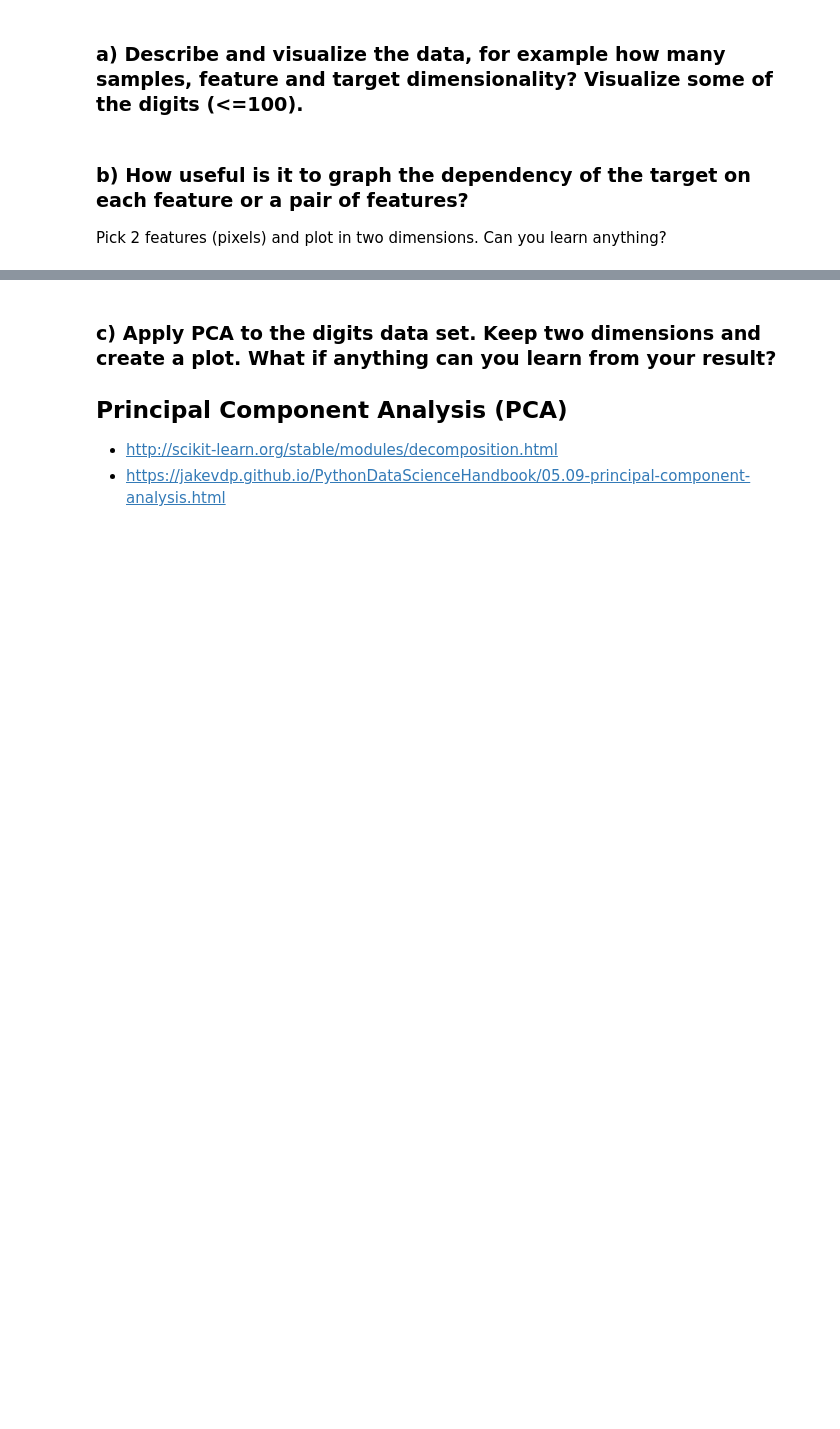
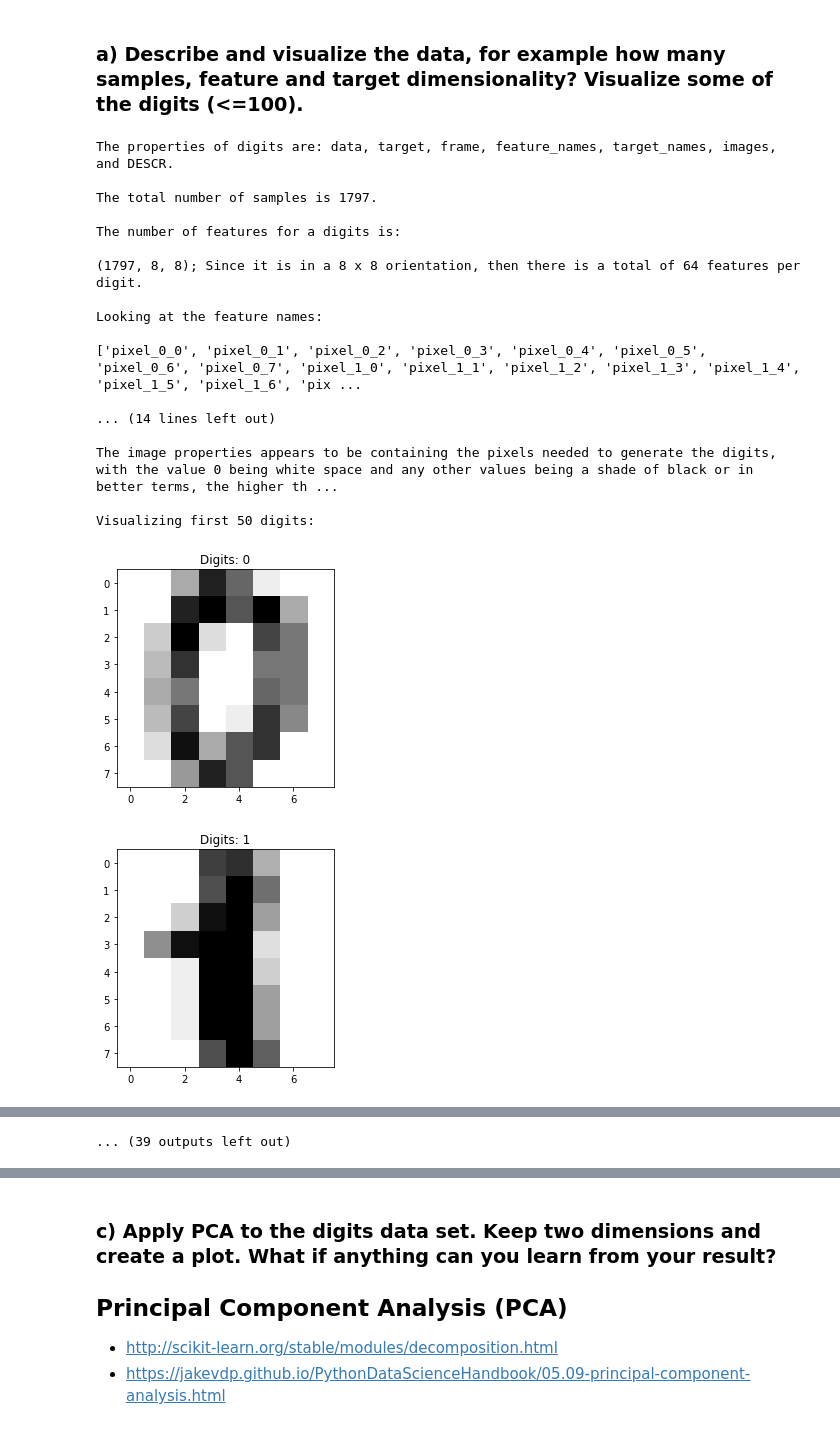
Before and after one commit to teoyi/scientific-computing-archive, a Jupyter notebook: sci-comp-II/Week-10/digits-recognition-v2.ipynb, the cells around one changed output, grey strips where cells are left out. Saved outputs shown, nothing was run; the diff lists cells and outputs as text; code cells hidden in the pictures; blank space fills up the shorter version.

```diff
--- a/sci-comp-II/Week-10/digits-recognition-v2.ipynb
+++ b/sci-comp-II/Week-10/digits-recognition-v2.ipynb
@@ -82,7 +82,65 @@ print(digits['images'][0])
 [figure]
 # %% [markdown]
 ### a) Describe and visualize the data, for example how many samples, feature and target  dimensionality?  Visualize some of the digits (<=100).
-# %% [markdown]
-### b) How useful is it to graph the dependency of the target on each feature or a pair of features?
-
-Pick 2 features (pixels) and plot in two dimensions. Can you learn anything?
+# %%
+# for d in digits:
+#     print(d)
+
+d_data = digits['data']
+d_target = digits['target']
+d_frame = digits['frame']
+d_fn = digits['feature_names']
+d_tn = digits['target_names']
+d_images = digits['images']
+
+print(f'''
+The properties of digits are: data, target, frame, feature_names, target_names, images, and DESCR.
+
+The total number of samples is {len(d_data)}.
+
+The number of features for a digits is:
+
+{d_images.shape}; Since it is in a 8 x 8 orientation, then there is a total of {d_images.shape[1] * d_images.shape[2]} features per digit.
+
+Looking at the feature names:
+
+{d_fn}
+
+, they appear to be in numerated pixels starting from 00 to 77 which supports the value of 64 features.
+
+The target dimensionality is therefore 64 and the feature dimensionality is 3 (x and y component + intensity value).
+
+Looking at the image property:
+
+{d_images[0]}
+
+The image properties appears to be containing the pixels needed to generate the digits, with the value 0 being white space and any other values being a shade of black or in better terms, the higher the value, the darker the pixel.
+
+Visualizing first 50 digits:
+''')
+
+for i in np.arange(0, 50):
+    plt.figure()
+    plt.imshow(d_images[i], cmap=plt.cm.gray_r, interpolation='nearest')
+    plt.title(f'Digits: {d_target[i]}')
+    plt.show()
+# %% [output]
+The properties of digits are: data, target, frame, feature_names, target_names, images, and DESCR.
+
+The total number of samples is 1797.
+
+The number of features for a digits is:
+
+(1797, 8, 8); Since it is in a 8 x 8 orientation, then there is a total of 64 features per digit.
+
+Looking at the feature names:
+
+['pixel_0_0', 'pixel_0_1', 'pixel_0_2', 'pixel_0_3', 'pixel_0_4', 'pixel_0_5', 'pixel_0_6', 'pixel_0_7', 'pixel_1_0', 'pixel_1_1', 'pixel_1_2', 'pixel_1_3', 'pixel_1_4', 'pixel_1_5', 'pixel_1_6', 'pix ...
+
+... (14 lines left out)
+
+The image properties appears to be containing the pixels needed to generate the digits, with the value 0 being white space and any other values being a shade of black or in better terms, the higher th ...
+
+Visualizing first 50 digits:
+[figure, added]
+[figure, added]
@@ -88,0 +156 @@ Pick 2 features (pixels) and plot in two dimensions. Can you learn anything?
+... (39 outputs left out)
```
Also changed, not shown: parts of 4 cells of this notebook.
